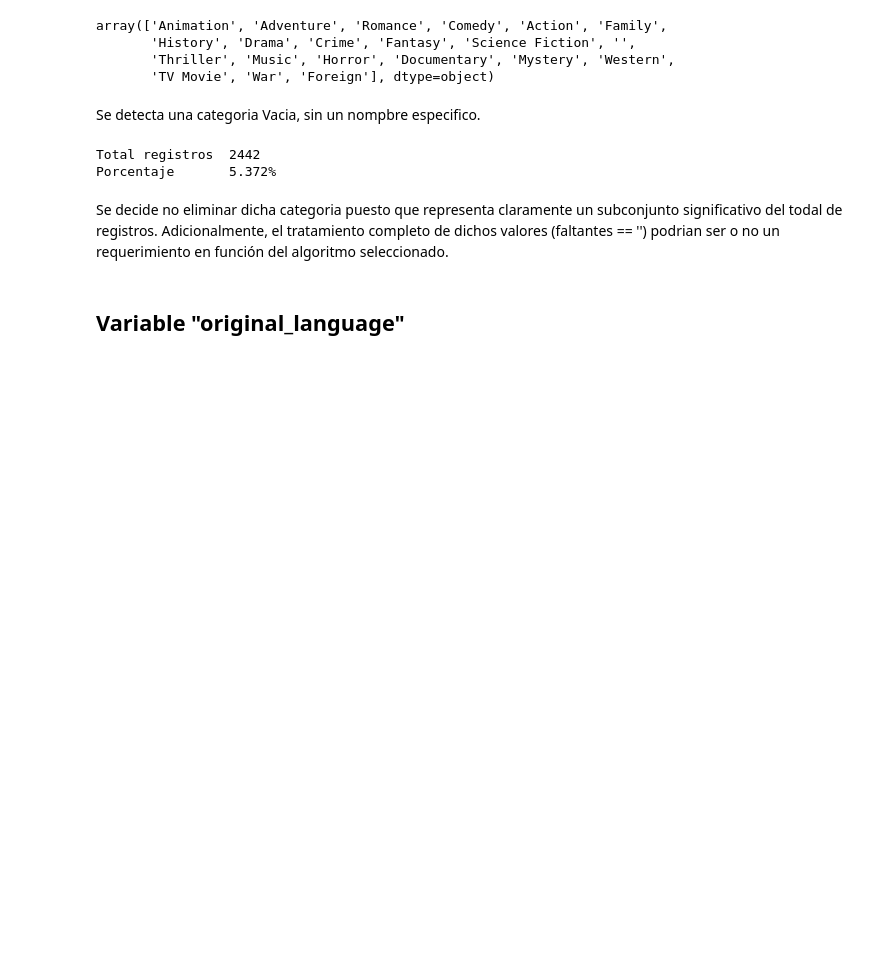
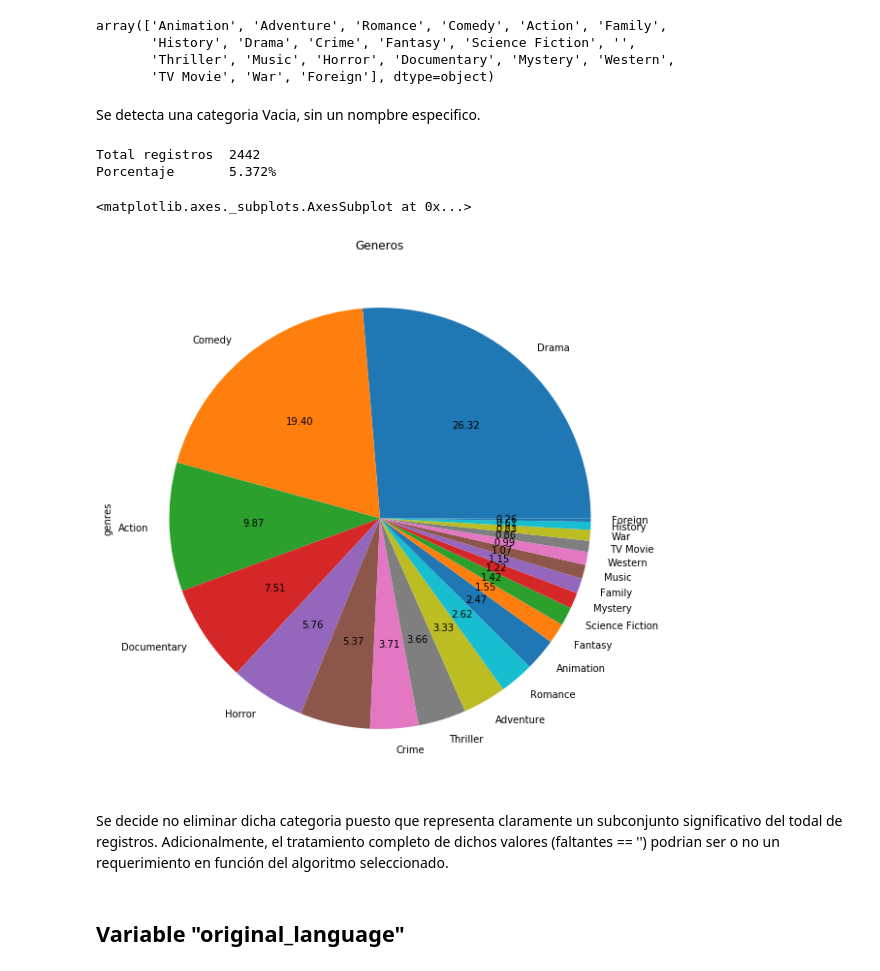
Before and after one commit to alezanper/ML_Project, a Jupyter notebook: Fase_1.ipynb, the cells around one changed output. Saved outputs shown, nothing was run; the diff lists cells and outputs as text; code cells hidden in the pictures; blank space fills up the shorter version.

```diff
--- a/Fase_1.ipynb
+++ b/Fase_1.ipynb
@@ -409,6 +409,11 @@ print("Porcentaje   \t {:.3f}%".format((movies[movies["genres"]==""].shape[0]/mo
 # %% [output]
 Total registros  2442
 Porcentaje       5.372%
+# %%
+movies["genres"].value_counts().plot(kind='pie',figsize=(10, 10),title='Generos',autopct='%.2f')
+# %% [output]
+<matplotlib.axes._subplots.AxesSubplot at 0x...>
+[figure, added]
 # %% [markdown]
 Se decide no eliminar dicha categoria puesto que representa claramente un subconjunto significativo del todal de registros. Adicionalmente, el tratamiento completo de dichos valores (faltantes == '') podrian ser o no un requerimiento en función del algoritmo seleccionado.
 # %% [markdown]
```
Also changed, not shown: parts of 7 cells of this notebook.
